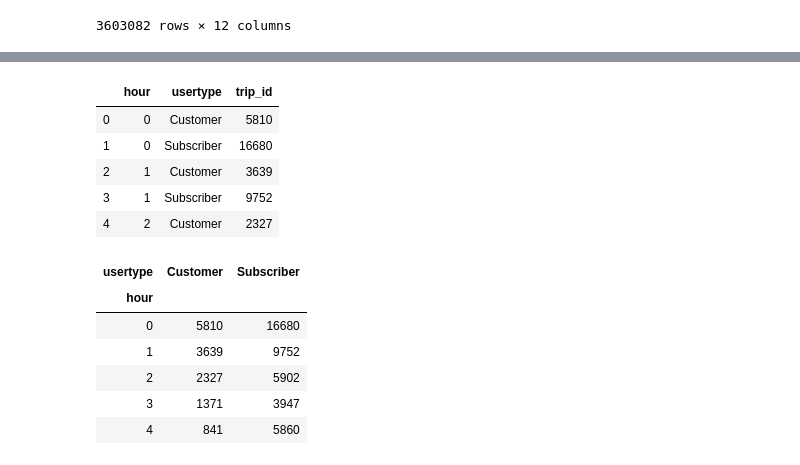
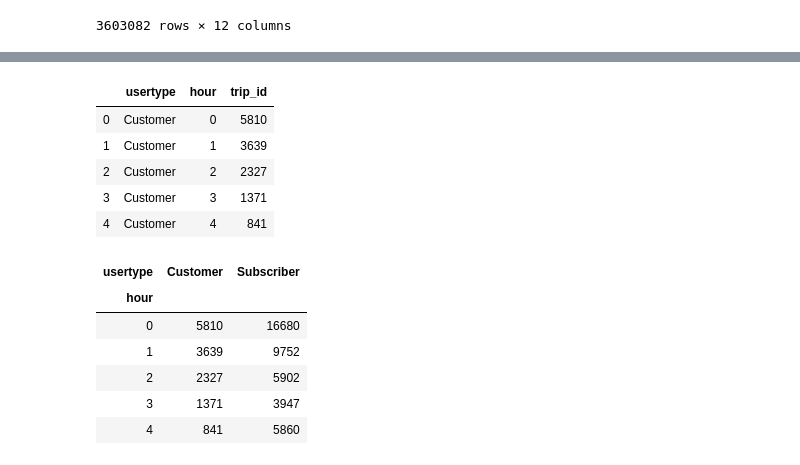
Before and after one commit to AlejandraRosa/Divvy_Project, a Jupyter notebook: Divvy_main.ipynb, the cells around one changed output, grey strips where cells are left out. Saved outputs shown, nothing was run; the diff lists cells and outputs as text; code cells hidden in the pictures.

```diff
--- a/Divvy_main.ipynb
+++ b/Divvy_main.ipynb
@@ -173,13 +156,13 @@ divvy_ride.head()
 # %%
-divvy_to_pivot = pd.DataFrame(divvy_ride.groupby(["hour","usertype"])["trip_id"].count().reset_index())
+divvy_to_pivot = pd.DataFrame(divvy_ride.groupby(["usertype","hour"])["trip_id"].count().reset_index())
 divvy_to_pivot.head()
 # %% [output]
-|  | hour | usertype | trip_id |
-| 0 | 0 | Customer | 5810 |
-| 1 | 0 | Subscriber | 16680 |
-| 2 | 1 | Customer | 3639 |
-| 3 | 1 | Subscriber | 9752 |
-| 4 | 2 | Customer | 2327 |
+|  | usertype | hour | trip_id |
+| 0 | Customer | 0 | 5810 |
+| 1 | Customer | 1 | 3639 |
+| 2 | Customer | 2 | 2327 |
+| 3 | Customer | 3 | 1371 |
+| 4 | Customer | 4 | 841 |
 # %%
 divvy_to_pivot.rename(columns={'trip_id':'total_divvy_ride'}, inplace=True)
 # %%
```
Also changed, not shown: parts of 12 cells of this notebook.
